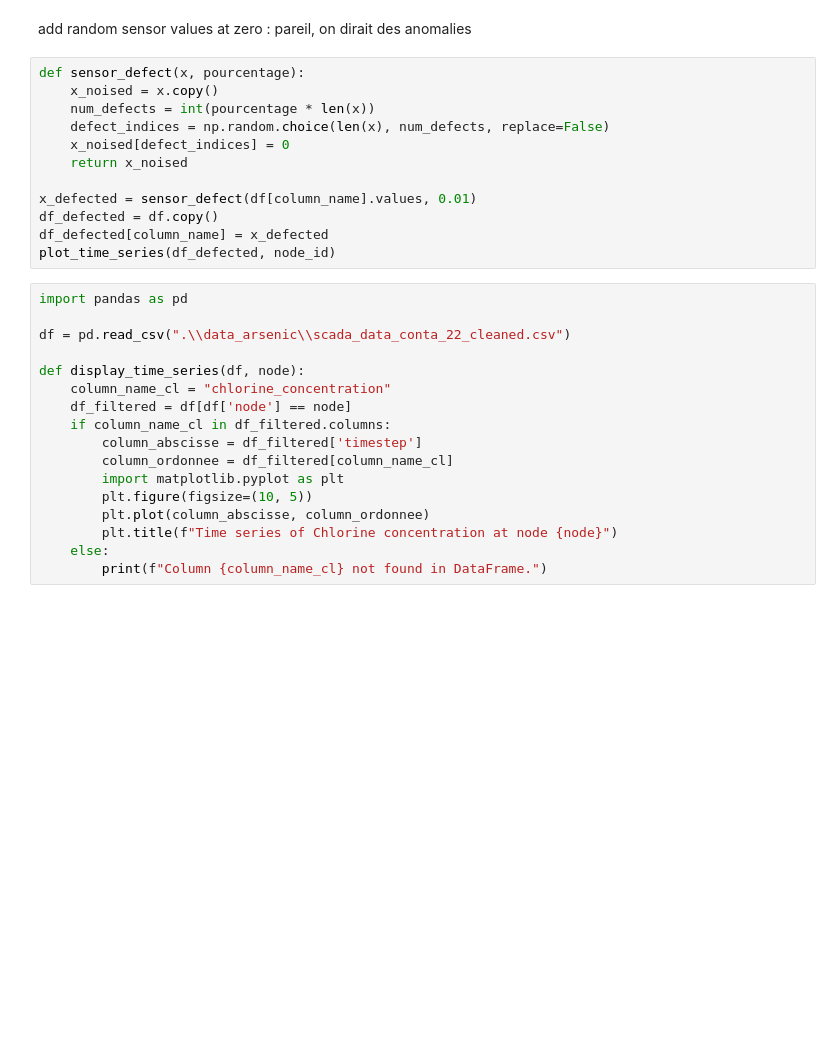
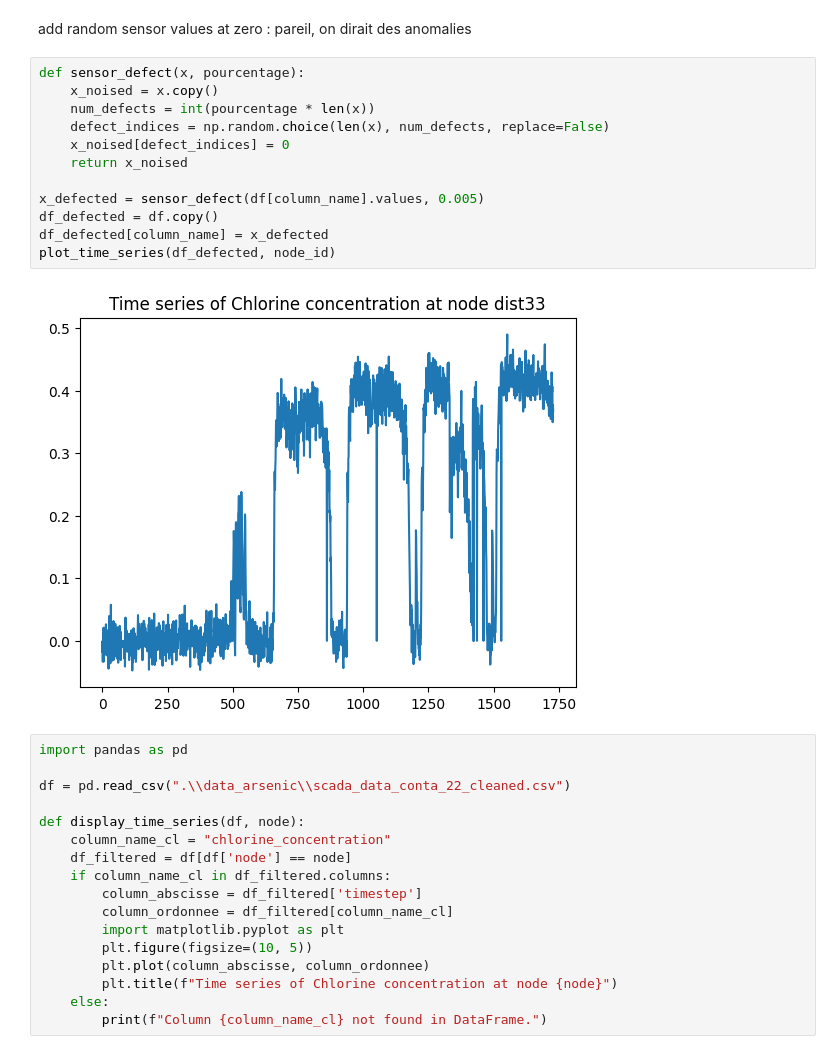
Before and after one commit to elineee/AI-for-Drinking-Water-Chlorination-Challenge-IJCAI-25, a Jupyter notebook: data/data_transformation.ipynb, the cells around one changed output. Drawn from its saved outputs; the diff is of its cells as text; blank space fills up the shorter version.

```diff
--- a/data/data_transformation.ipynb
+++ b/data/data_transformation.ipynb
@@ -140,15 +140,17 @@ add random sensor values at zero : pareil, on dirait des anomalies
 # %%
 def sensor_defect(x, pourcentage):
     x_noised = x.copy()
     num_defects = int(pourcentage * len(x))
     defect_indices = np.random.choice(len(x), num_defects, replace=False)
     x_noised[defect_indices] = 0
     return x_noised
 
-x_defected = sensor_defect(df[column_name].values, 0.01)
+x_defected = sensor_defect(df[column_name].values, 0.005)
 df_defected = df.copy()
 df_defected[column_name] = x_defected
 plot_time_series(df_defected, node_id)
+# %% [output]
+[figure, added]
 # %%
 import pandas as pd
 
```
Also changed, not shown: parts of 2 cells of this notebook, 11 other files.
